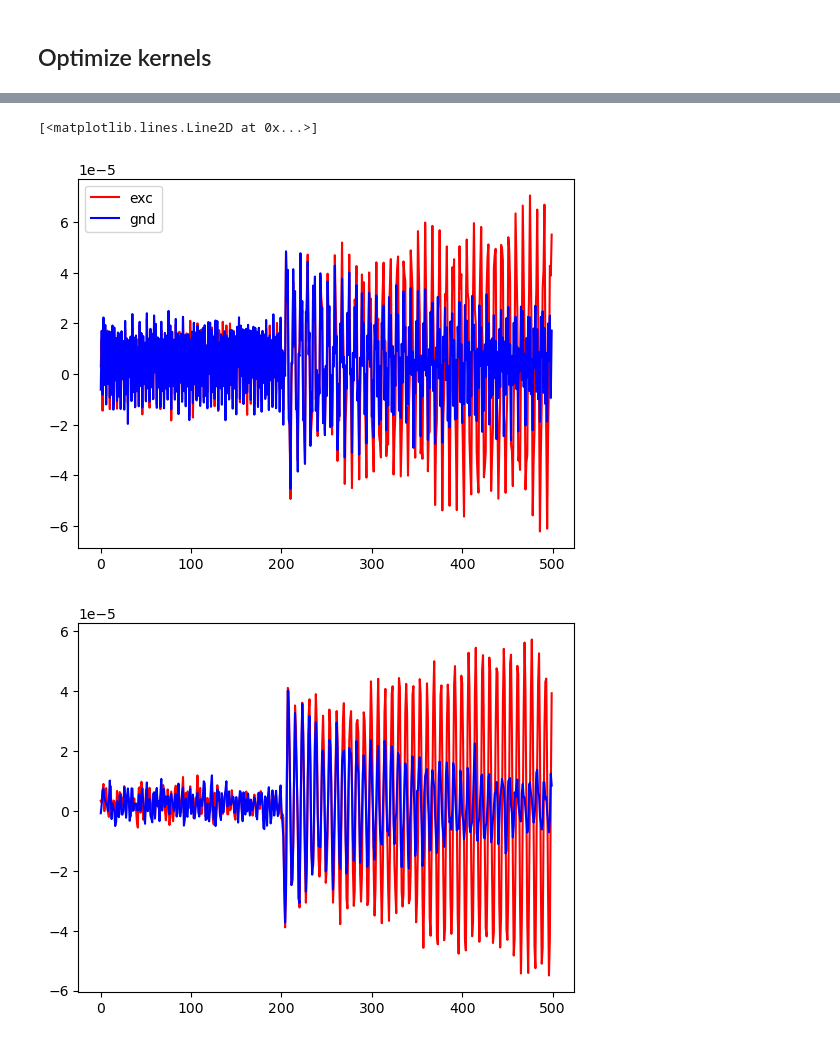
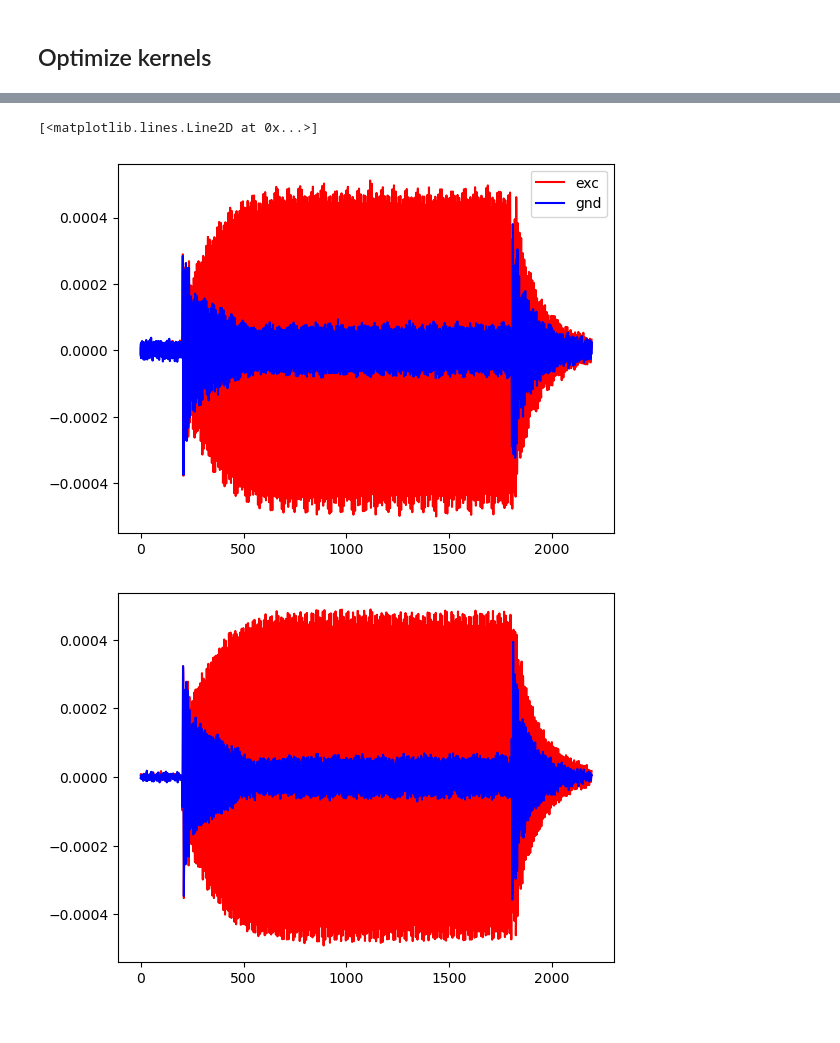
Before and after one commit to ngchihuan/Tune_up_scripts, a Jupyter notebook: Tune_Up_Active_Reset.ipynb, the cells around one changed output, grey strips where cells are left out. Saved outputs shown, nothing was run; the diff lists cells and outputs as text; code cells hidden in the pictures.

Commit message:
Active qubit reset working

```diff
--- a/Tune_Up_Active_Reset.ipynb
+++ b/Tune_Up_Active_Reset.ipynb
@@ -1031,13 +939,16 @@ def gen_exp_ref_trace_gnd(
 # %%
-def gen_exp_ref_trace_exc(
+def gen_exp_ref_trace(
     qubit,
     drive_pulse,
     readout_pulse,
     num_averages=2**8,
     excited=True,
 ):
+    measure_pulse = readout_pulse(qubit)
+    integration_length = measure_pulse.length +300e-9
+    print(f"integration length {integration_length}")
     exp_uid = "Exp_ref_trace_exc"
-    measure_pulse = readout_pulse(qubit)
+
     exp_ref_trace = Experiment(
         uid=exp_uid,
         signals=[
@@ -1048,7 +959,6 @@ def gen_exp_ref_trace_exc(
     )
 
     ## define experimental sequence
-    # loop - average multiple measurements for each frequency - measurement in spectroscopy mode
     with exp_ref_trace.acquire_loop_rt(
         uid="shots",
         count=num_averages,
@@ -1064,7 +974,7 @@ def gen_exp_ref_trace_exc(
 
         with exp_ref_trace.section(uid=f"raw_{qubit.uid}_g",play_after="excitation"):
             exp_ref_trace.play(signal=f"measure_{qubit.uid}", pulse=measure_pulse)
-            exp_ref_trace.acquire(signal=f"acquire_{qubit.uid}", handle=f"raw_{qubit.uid}", length=measure_pulse.length)
+            exp_ref_trace.acquire(signal=f"acquire_{qubit.uid}", handle=f"raw_{qubit.uid}", length=integration_length)
             exp_ref_trace.delay(signal=f"measure_{qubit.uid}", time=qubit.parameters.user_defined["reset_delay_length"])
             exp_ref_trace.delay(signal=f"acquire_{qubit.uid}", time=qubit.parameters.user_defined["reset_delay_length"])
 
@@ -1092,7 +989,7 @@ TypeError: gen_exp_ref_trace_gnd() missing 1 required positional argument: 'driv
 # %%
-soft_avg = 10
+soft_avg = 5
 
-exc_ref = gen_exp_ref_trace_exc(
+gnd_ref = gen_exp_ref_trace(
     transmon_list[0],
     drive_pulse = qubit_drive_pulse,
     readout_pulse=readout_pulse,
@@ -1102,14 +999,14 @@ exc_ref = gen_exp_ref_trace_exc(
 session.connect(do_emulation=False, reset_devices=True)
 results_e = []
 for avg in range(soft_avg):
-    exc_ref_results = session.run(exc_ref)
-    results_e.append(exc_ref_results.get_data("raw_q0"))
-show_pulse_sheet("exc_ref", exc_ref_results.compiled_experiment)
+    gnd_ref_results = session.run(gnd_ref)
+    results_e.append(gnd_ref_results.get_data("raw_q0"))
+show_pulse_sheet("exc_ref", gnd_ref_results.compiled_experiment)
 
 results_g = results_e
 
 
-exc_ref = gen_exp_ref_trace_exc(
+exc_ref = gen_exp_ref_trace(
     transmon_list[0],
     drive_pulse = qubit_drive_pulse,
     readout_pulse=readout_pulse,
@@ -1144,15 +1041,15 @@ c:\Users\ZI_at_PSI\code\Tune_up_scripts\exc_ref_2023-09-26-13-27-57.html
 # %%
-g_raw = np.mean(results_g, axis = 0)[0:500]
-e_raw = np.mean(results_e, axis = 0)[0:500]
+g_raw = np.mean(results_g, axis = 0)
+e_raw = np.mean(results_e, axis = 0)
 
 plt.plot(np.real(e_raw),c='red', label='exc')
 plt.plot(np.real(g_raw),c='blue', label='gnd')
 plt.legend()
 plt.figure()
 
 plt.plot(np.imag(e_raw),'r')
 plt.plot(np.imag(g_raw),'b')
 # %% [output]
 [<matplotlib.lines.Line2D at 0x...>]
-[figure, old version]
+[figure, new version]
-[figure, old version]
+[figure, new version]
```
Also changed, not shown: parts of 23 cells of this notebook, 1 other file.
